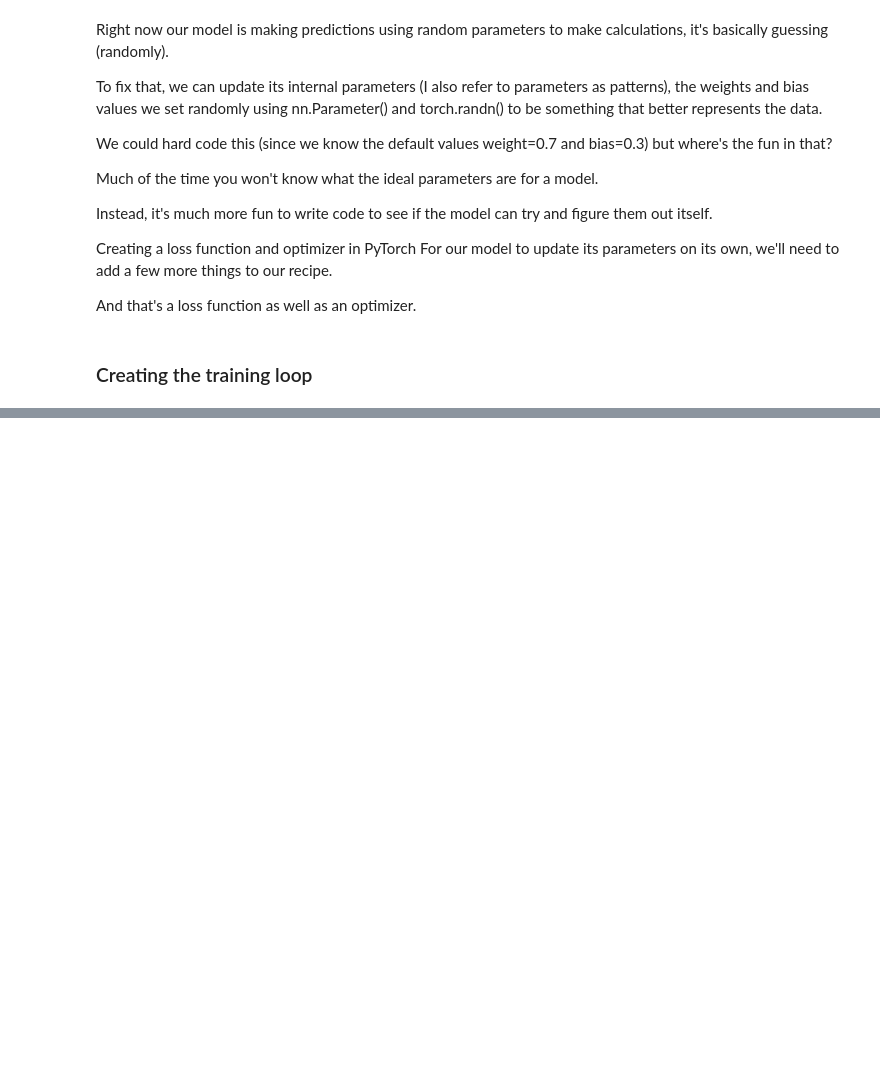
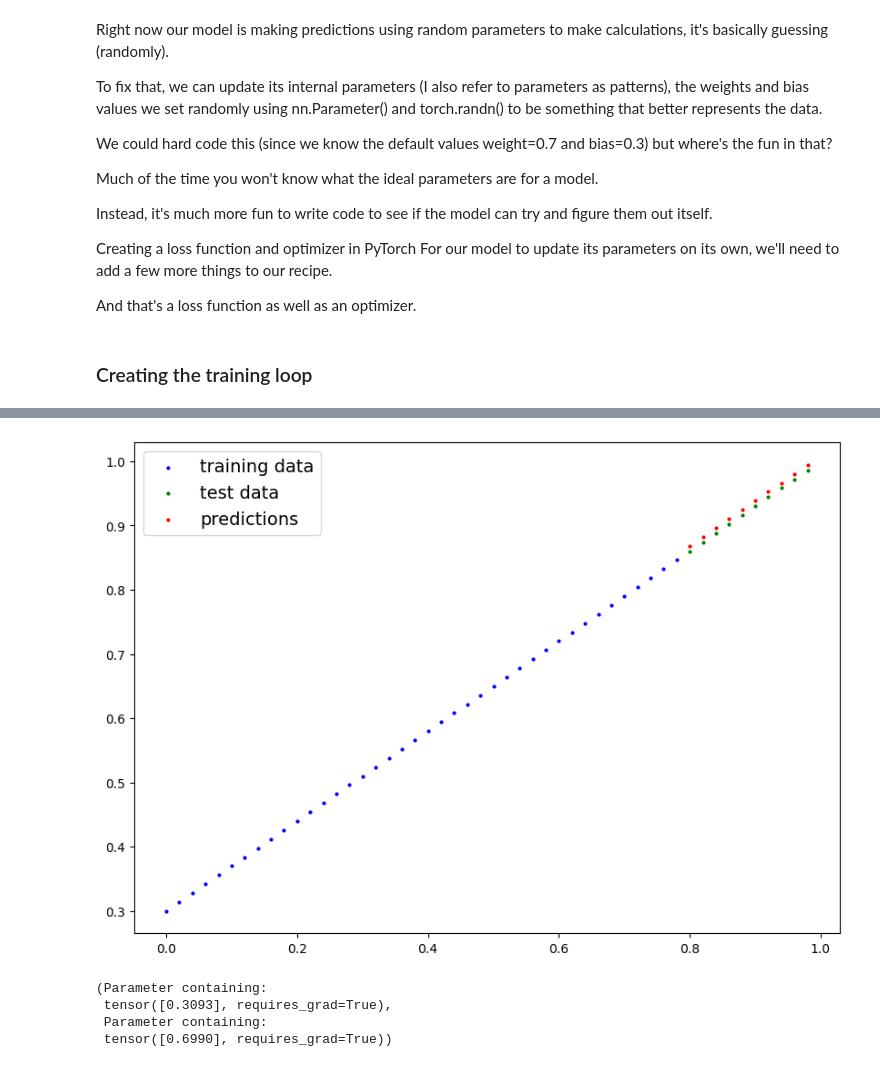
Before and after one commit to apurbaaaa/Pytorch-Tutorials, a Jupyter notebook: PyTorch Workflow.ipynb, the cells around one changed output, grey strips where cells are left out. Cells and saved outputs as stored; diff of their text form; code cells hidden in the pictures; blank space fills up the shorter version.

Commit message:
feat: prediction

```diff
--- a/PyTorch Workflow.ipynb
+++ b/PyTorch Workflow.ipynb
@@ -263,0 +265,11 @@ Epoch: 90 | MAE Train Loss: 0.02788740023970604 | MAE Test Loss: 0.0647355616092
+# %%
+plot_predictions(X_train, y_train, X_test, y_test, test_pred)
+# %% [output]
+[figure, added]
+# %%
+model_0.bias, model_0.weights
+# %% [output]
+(Parameter containing:
+ tensor([0.3093], requires_grad=True),
+ Parameter containing:
+ tensor([0.6990], requires_grad=True))
```
Also changed, not shown: parts of 2 cells of this notebook.
